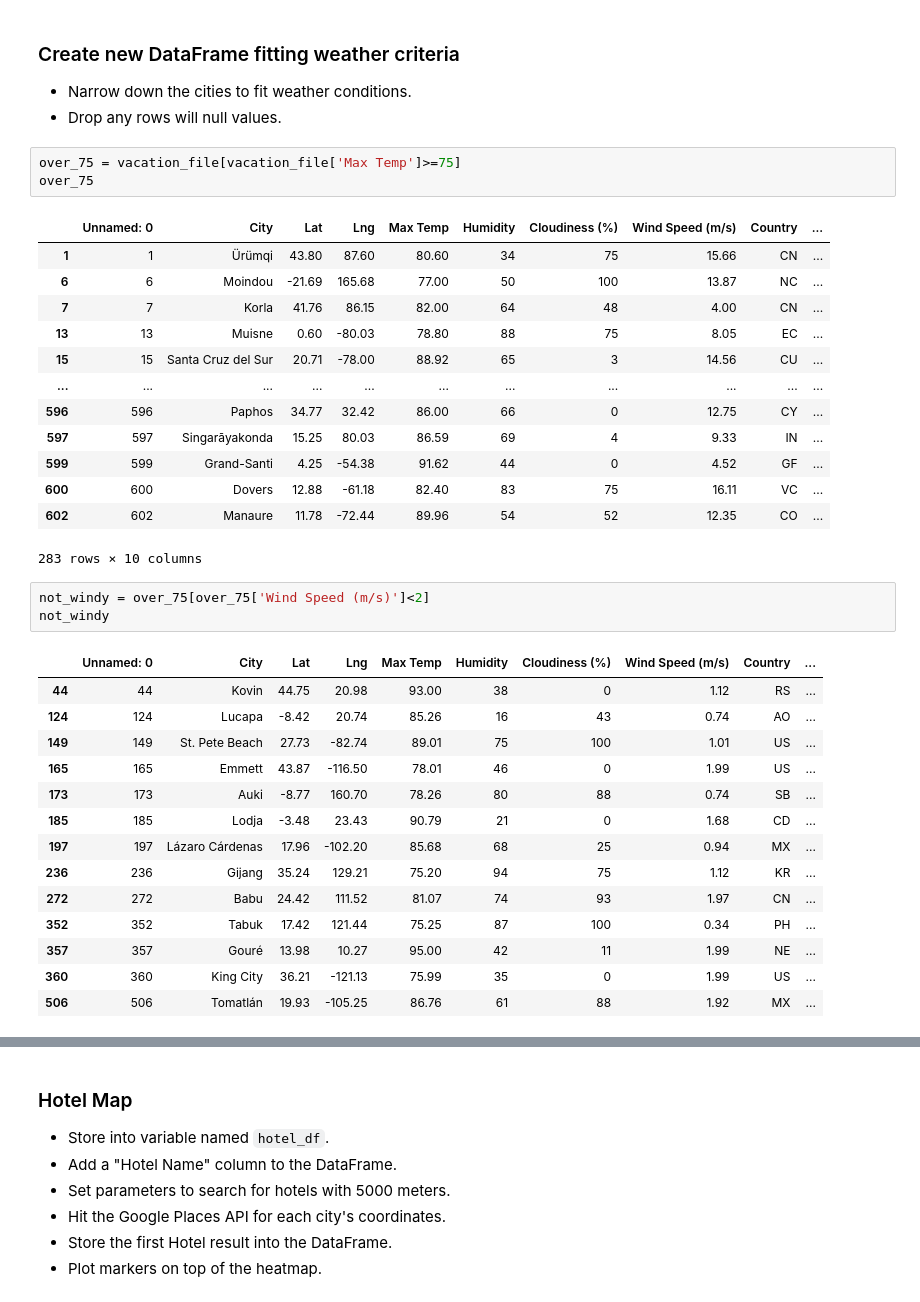
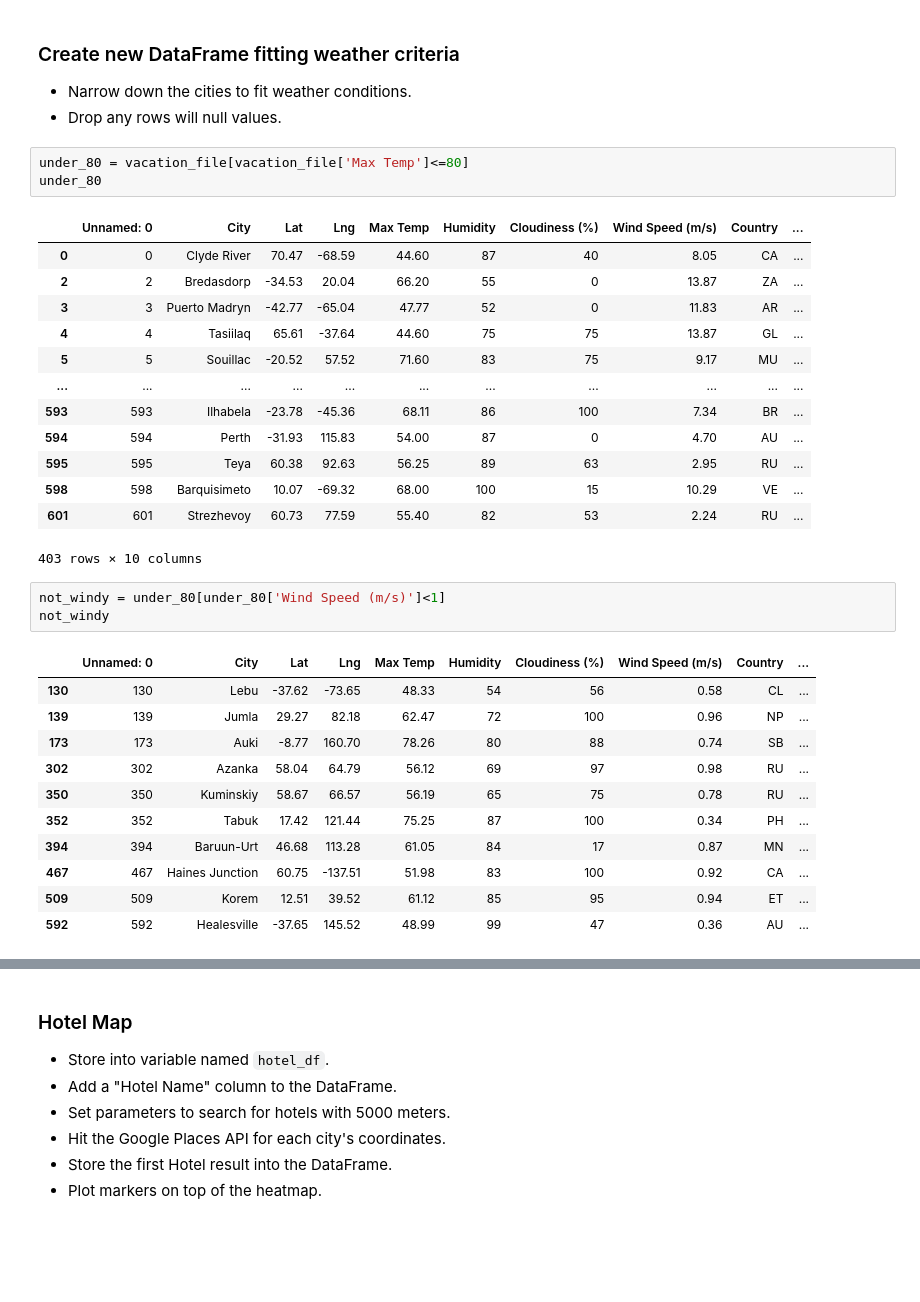
Before and after one commit to brookecrofts/WeatherPy_Analysis, a Jupyter notebook: WeatherPy/VacationPy.ipynb, the cells around one changed output, grey strips where cells are left out. Saved outputs shown, nothing was run; the diff lists cells and outputs as text; blank space fills up the shorter version.

Commit message:
Final VacationPy code

```diff
--- a/WeatherPy/VacationPy.ipynb
+++ b/WeatherPy/VacationPy.ipynb
@@ -61,38 +61,35 @@ fig
 * Narrow down the cities to fit weather conditions.
 * Drop any rows will null values.
 # %%
-over_75 = vacation_file[vacation_file['Max Temp']>=75]
-over_75
+under_80 = vacation_file[vacation_file['Max Temp']<=80]
+under_80
 # %% [output]
 |  | Unnamed: 0 | City | Lat | Lng | Max Temp | Humidity | Cloudiness (%) | Wind Speed (m/s) | Country | ... |
-| 1 | 1 | Ürümqi | 43.80 | 87.60 | 80.60 | 34 | 75 | 15.66 | CN | ... |
-| 6 | 6 | Moindou | -21.69 | 165.68 | 77.00 | 50 | 100 | 13.87 | NC | ... |
-| 7 | 7 | Korla | 41.76 | 86.15 | 82.00 | 64 | 48 | 4.00 | CN | ... |
-| 13 | 13 | Muisne | 0.60 | -80.03 | 78.80 | 88 | 75 | 8.05 | EC | ... |
-| 15 | 15 | Santa Cruz del Sur | 20.71 | -78.00 | 88.92 | 65 | 3 | 14.56 | CU | ... |
+| 0 | 0 | Clyde River | 70.47 | -68.59 | 44.60 | 87 | 40 | 8.05 | CA | ... |
+| 2 | 2 | Bredasdorp | -34.53 | 20.04 | 66.20 | 55 | 0 | 13.87 | ZA | ... |
+| 3 | 3 | Puerto Madryn | -42.77 | -65.04 | 47.77 | 52 | 0 | 11.83 | AR | ... |
+| 4 | 4 | Tasiilaq | 65.61 | -37.64 | 44.60 | 75 | 75 | 13.87 | GL | ... |
+| 5 | 5 | Souillac | -20.52 | 57.52 | 71.60 | 83 | 75 | 9.17 | MU | ... |
 | ... | ... | ... | ... | ... | ... | ... | ... | ... | ... | ... |
-| 596 | 596 | Paphos | 34.77 | 32.42 | 86.00 | 66 | 0 | 12.75 | CY | ... |
-| 597 | 597 | Singarāyakonda | 15.25 | 80.03 | 86.59 | 69 | 4 | 9.33 | IN | ... |
-| 599 | 599 | Grand-Santi | 4.25 | -54.38 | 91.62 | 44 | 0 | 4.52 | GF | ... |
-| 600 | 600 | Dovers | 12.88 | -61.18 | 82.40 | 83 | 75 | 16.11 | VC | ... |
-| 602 | 602 | Manaure | 11.78 | -72.44 | 89.96 | 54 | 52 | 12.35 | CO | ... |
+| 593 | 593 | Ilhabela | -23.78 | -45.36 | 68.11 | 86 | 100 | 7.34 | BR | ... |
+| 594 | 594 | Perth | -31.93 | 115.83 | 54.00 | 87 | 0 | 4.70 | AU | ... |
+| 595 | 595 | Teya | 60.38 | 92.63 | 56.25 | 89 | 63 | 2.95 | RU | ... |
+| 598 | 598 | Barquisimeto | 10.07 | -69.32 | 68.00 | 100 | 15 | 10.29 | VE | ... |
+| 601 | 601 | Strezhevoy | 60.73 | 77.59 | 55.40 | 82 | 53 | 2.24 | RU | ... |
-283 rows × 10 columns
+403 rows × 10 columns
 # %%
-not_windy = over_75[over_75['Wind Speed (m/s)']<2]
+not_windy = under_80[under_80['Wind Speed (m/s)']<1]
 not_windy
 # %% [output]
 |  | Unnamed: 0 | City | Lat | Lng | Max Temp | Humidity | Cloudiness (%) | Wind Speed (m/s) | Country | ... |
-| 44 | 44 | Kovin | 44.75 | 20.98 | 93.00 | 38 | 0 | 1.12 | RS | ... |
-| 124 | 124 | Lucapa | -8.42 | 20.74 | 85.26 | 16 | 43 | 0.74 | AO | ... |
-| 149 | 149 | St. Pete Beach | 27.73 | -82.74 | 89.01 | 75 | 100 | 1.01 | US | ... |
-| 165 | 165 | Emmett | 43.87 | -116.50 | 78.01 | 46 | 0 | 1.99 | US | ... |
+| 130 | 130 | Lebu | -37.62 | -73.65 | 48.33 | 54 | 56 | 0.58 | CL | ... |
+| 139 | 139 | Jumla | 29.27 | 82.18 | 62.47 | 72 | 100 | 0.96 | NP | ... |
 | 173 | 173 | Auki | -8.77 | 160.70 | 78.26 | 80 | 88 | 0.74 | SB | ... |
-| 185 | 185 | Lodja | -3.48 | 23.43 | 90.79 | 21 | 0 | 1.68 | CD | ... |
-| 197 | 197 | Lázaro Cárdenas | 17.96 | -102.20 | 85.68 | 68 | 25 | 0.94 | MX | ... |
-| 236 | 236 | Gijang | 35.24 | 129.21 | 75.20 | 94 | 75 | 1.12 | KR | ... |
-| 272 | 272 | Babu | 24.42 | 111.52 | 81.07 | 74 | 93 | 1.97 | CN | ... |
+| 302 | 302 | Azanka | 58.04 | 64.79 | 56.12 | 69 | 97 | 0.98 | RU | ... |
+| 350 | 350 | Kuminskiy | 58.67 | 66.57 | 56.19 | 65 | 75 | 0.78 | RU | ... |
 | 352 | 352 | Tabuk | 17.42 | 121.44 | 75.25 | 87 | 100 | 0.34 | PH | ... |
-| 357 | 357 | Gouré | 13.98 | 10.27 | 95.00 | 42 | 11 | 1.99 | NE | ... |
-| 360 | 360 | King City | 36.21 | -121.13 | 75.99 | 35 | 0 | 1.99 | US | ... |
-| 506 | 506 | Tomatlán | 19.93 | -105.25 | 86.76 | 61 | 88 | 1.92 | MX | ... |
+| 394 | 394 | Baruun-Urt | 46.68 | 113.28 | 61.05 | 84 | 17 | 0.87 | MN | ... |
+| 467 | 467 | Haines Junction | 60.75 | -137.51 | 51.98 | 83 | 100 | 0.92 | CA | ... |
+| 509 | 509 | Korem | 12.51 | 39.52 | 61.12 | 85 | 95 | 0.94 | ET | ... |
+| 592 | 592 | Healesville | -37.65 | 145.52 | 48.99 | 99 | 47 | 0.36 | AU | ... |
 # %%
```
Also changed, not shown: parts of 14 cells of this notebook, 1 other file.
